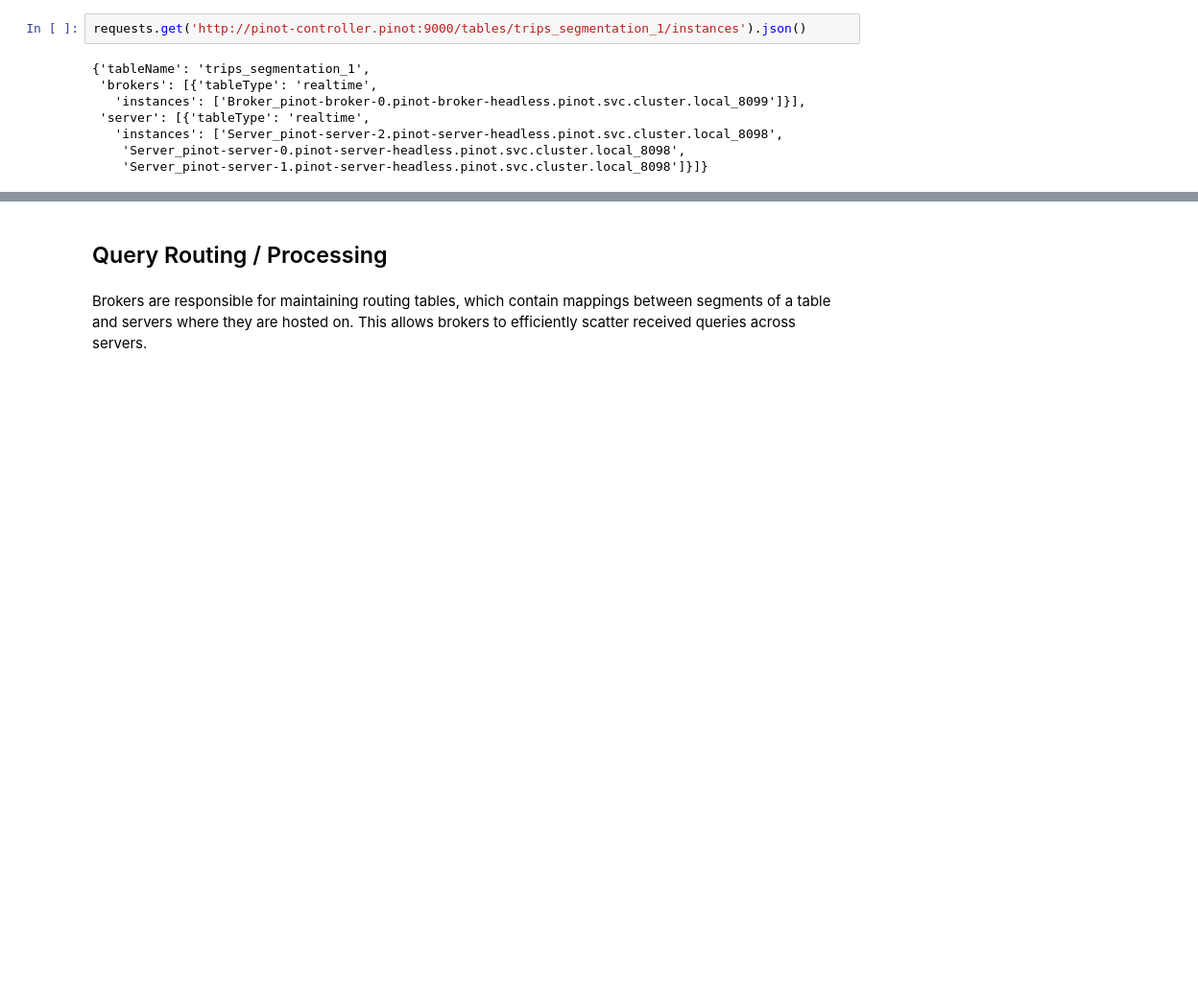
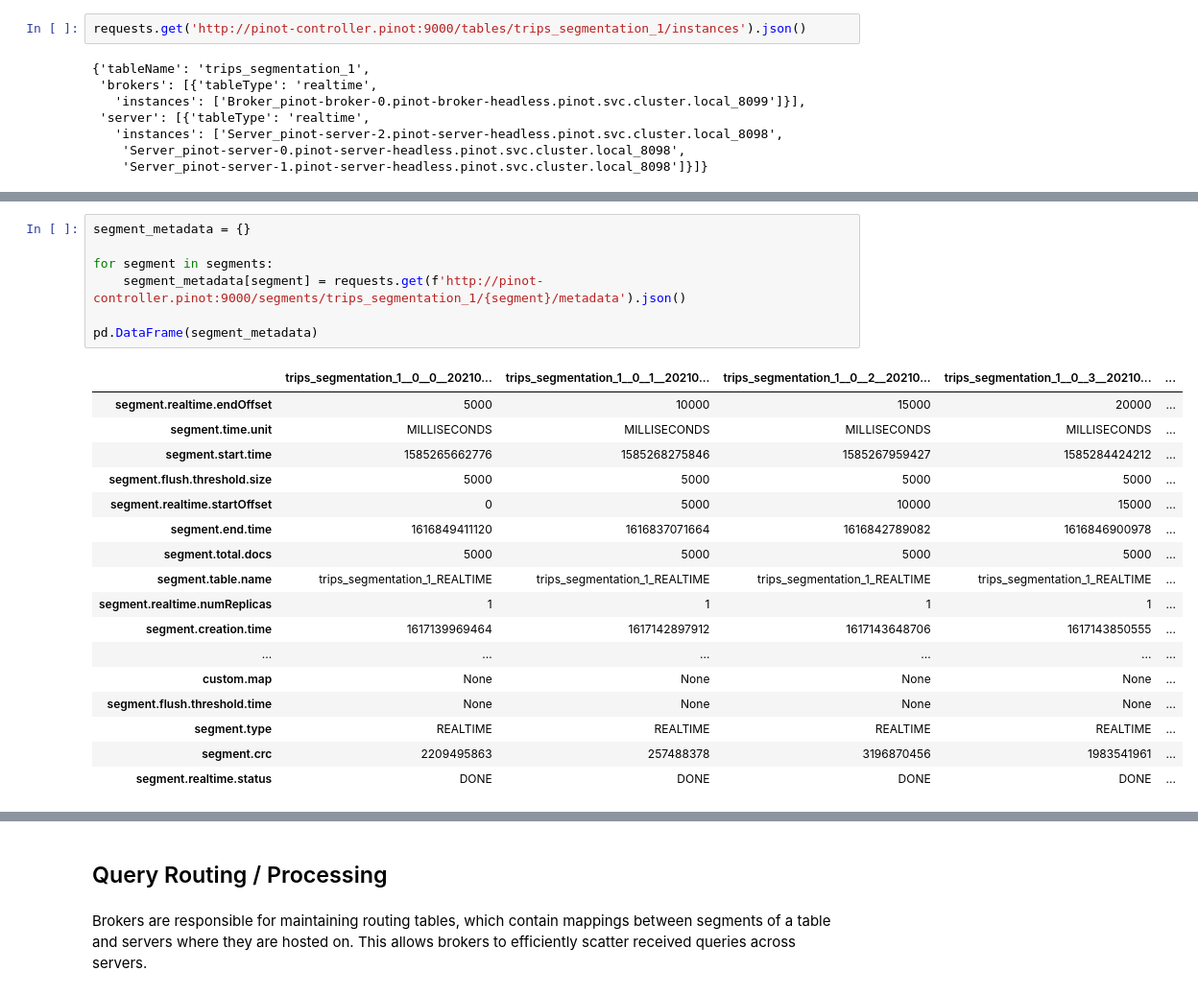
Before and after one commit to timebertt/adm-pinot, a Jupyter notebook: Segmentation.ipynb, the cells around one changed output, grey strips where cells are left out. Shown at 96% size. Cells and saved outputs as stored; diff of their text form; blank space fills up the shorter version.

```diff
--- a/Segmentation.ipynb
+++ b/Segmentation.ipynb
@@ -105,3 +124,28 @@ requests.get('http://pinot-controller.pinot:9000/tables/trips_segmentation_1/ins
+# %%
+segment_metadata = {}
+
+for segment in segments:
+    segment_metadata[segment] = requests.get(f'http://pinot-controller.pinot:9000/segments/trips_segmentation_1/{segment}/metadata').json()
+
+pd.DataFrame(segment_metadata)
+# %% [output]
+|  | trips_segmentation_1__0__0__20210... | trips_segmentation_1__0__1__20210... | trips_segmentation_1__0__2__20210... | trips_segmentation_1__0__3__20210... | ... |
+| segment.realtime.endOffset | 5000 | 10000 | 15000 | 20000 | ... |
+| segment.time.unit | MILLISECONDS | MILLISECONDS | MILLISECONDS | MILLISECONDS | ... |
+| segment.start.time | 1585265662776 | 1585268275846 | 1585267959427 | 1585284424212 | ... |
+| segment.flush.threshold.size | 5000 | 5000 | 5000 | 5000 | ... |
+| segment.realtime.startOffset | 0 | 5000 | 10000 | 15000 | ... |
+| segment.end.time | 1616849411120 | 1616837071664 | 1616842789082 | 1616846900978 | ... |
+| segment.total.docs | 5000 | 5000 | 5000 | 5000 | ... |
+| segment.table.name | trips_segmentation_1_REALTIME | trips_segmentation_1_REALTIME | trips_segmentation_1_REALTIME | trips_segmentation_1_REALTIME | ... |
+| segment.realtime.numReplicas | 1 | 1 | 1 | 1 | ... |
+| segment.creation.time | 1617139969464 | 1617142897912 | 1617143648706 | 1617143850555 | ... |
+| ... | ... | ... | ... | ... | ... |
+| custom.map | None | None | None | None | ... |
+| segment.flush.threshold.time | None | None | None | None | ... |
+| segment.type | REALTIME | REALTIME | REALTIME | REALTIME | ... |
+| segment.crc | 2209495863 | 257488378 | 3196870456 | 1983541961 | ... |
+| segment.realtime.status | DONE | DONE | DONE | DONE | ... |
 # %%
 response = requests.get('http://pinot-controller.pinot:9000/segments/trips_segmentation_2').json()
 segments = response[0]['REALTIME']
```
Also changed, not shown: parts of 6 cells of this notebook, 1 other file.
